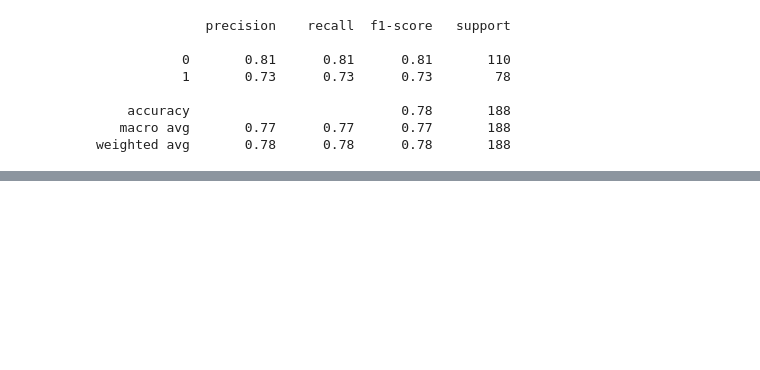
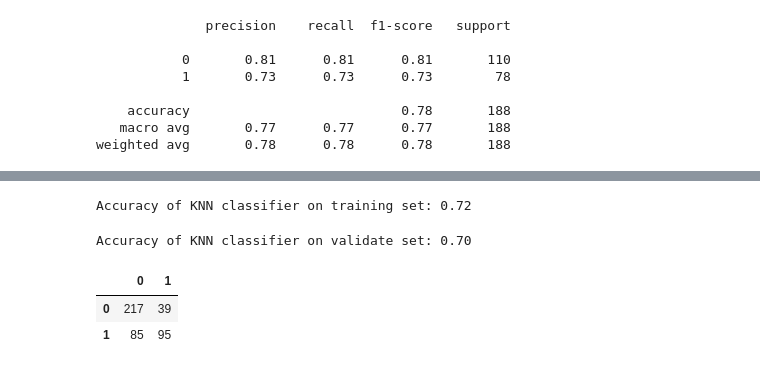
Before and after one commit to lochlynlaskowski/classification-exercises, a Jupyter notebook: model.ipynb, the cells around one changed output, grey strips where cells are left out. Drawn from its saved outputs; the diff is of its cells as text; code cells hidden in the pictures; blank space fills up the shorter version.

```diff
--- a/model.ipynb
+++ b/model.ipynb
@@ -409,0 +571,16 @@ weighted avg       0.79      0.79      0.79       188
+# %%
+print('Accuracy of KNN classifier on training set: {:.2f}'
+     .format(knn.score(X_train, y_train)))
+# %% [output]
+Accuracy of KNN classifier on training set: 0.72
+# %%
+print('Accuracy of KNN classifier on validate set: {:.2f}'
+     .format(knn.score(X_validate, y_validate)))
+# %% [output]
+Accuracy of KNN classifier on validate set: 0.70
+# %%
+pd.DataFrame(confusion_matrix(y_train, y_pred))
+# %% [output]
+|  | 0 | 1 |
+| 0 | 217 | 39 |
+| 1 | 85 | 95 |
```
Also changed, not shown: parts of 36 cells of this notebook, 1 other file.
